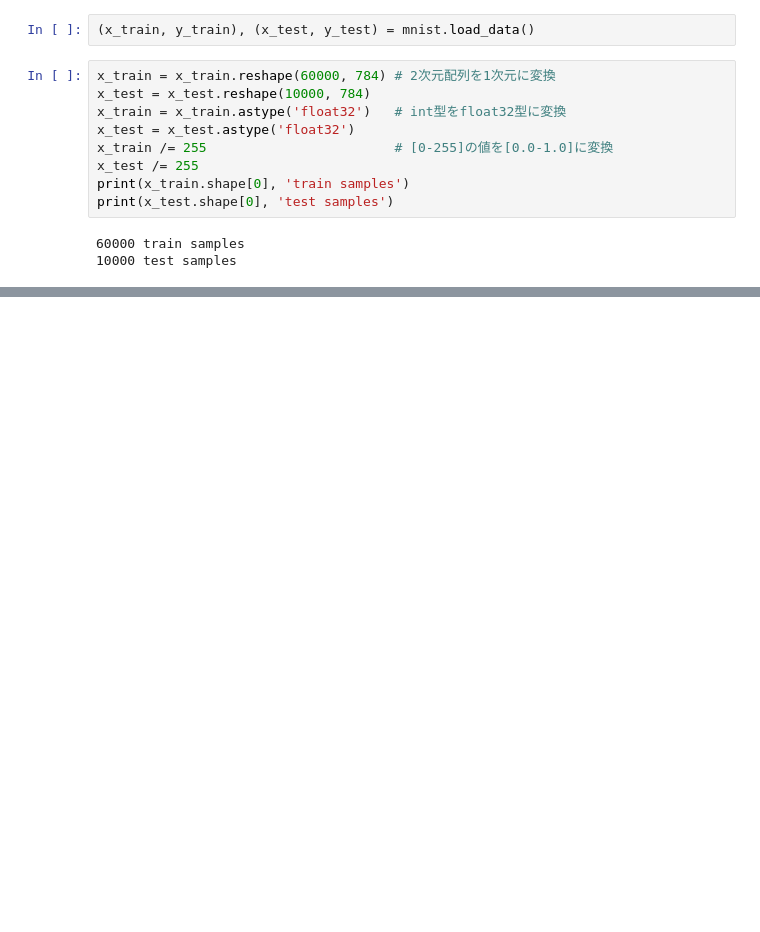
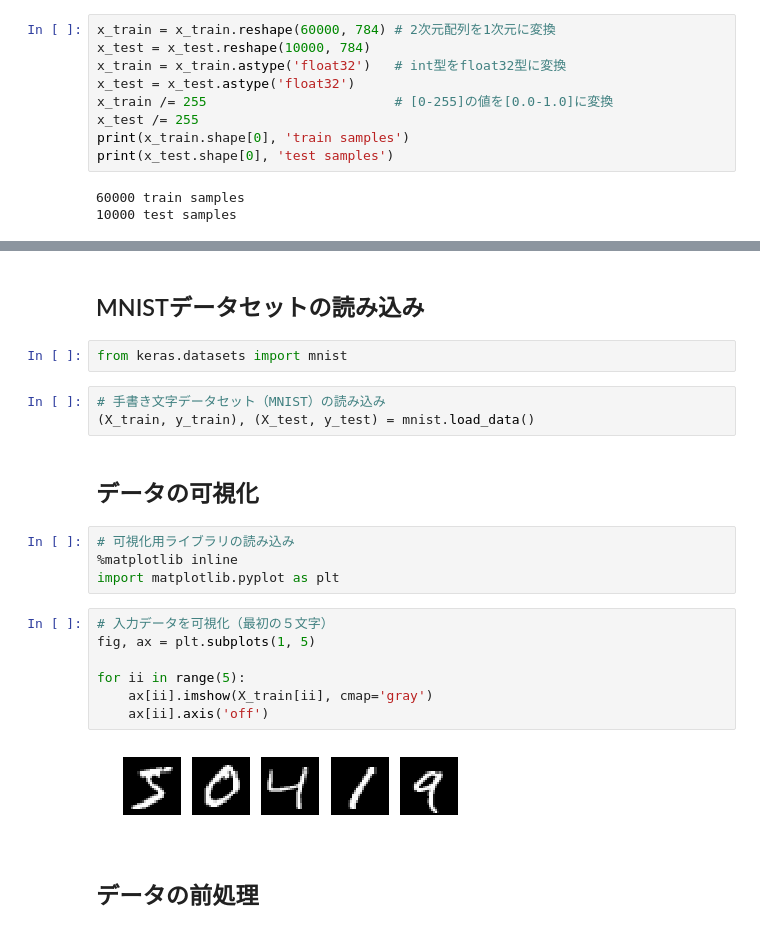
Before and after one commit to bouch20/PyBegi_Okinawa22, a Jupyter notebook: step3/Step3_MNISTでの機械学習.ipynb, the cells around one changed output, grey strips where cells are left out. Saved outputs shown, nothing was run; the diff lists cells and outputs as text; blank space fills up the shorter version.

```diff
--- a/step3/Step3_MNISTでの機械学習.ipynb
+++ b/step3/Step3_MNISTでの機械学習.ipynb
@@ -20,8 +93,6 @@ Using TensorFlow backend.
 batch_size = 128
 num_classes = 10
 epochs = 5
-# %%
-(x_train, y_train), (x_test, y_test) = mnist.load_data()
 # %%
 x_train = x_train.reshape(60000, 784) # 2次元配列を1次元に変換
 x_test = x_test.reshape(10000, 784)
@@ -70,0 +176,24 @@ history = model.fit(x_train, y_train,  # 画像とラベルデータ
+# %% [markdown]
+## MNISTデータセットの読み込み
+# %%
+from keras.datasets import mnist
+# %%
+# 手書き文字データセット（MNIST）の読み込み
+(X_train, y_train), (X_test, y_test) = mnist.load_data()
+# %% [markdown]
+## データの可視化
+# %%
+# 可視化用ライブラリの読み込み
+%matplotlib inline
+import matplotlib.pyplot as plt
+# %%
+# 入力データを可視化（最初の５文字）
+fig, ax = plt.subplots(1, 5)
+
+for ii in range(5):
+    ax[ii].imshow(X_train[ii], cmap='gray')
+    ax[ii].axis('off')
+# %% [output]
+[figure, added]
+# %% [markdown]
+## データの前処理
```
Also changed, not shown: parts of 57 cells of this notebook, 1 other file.
